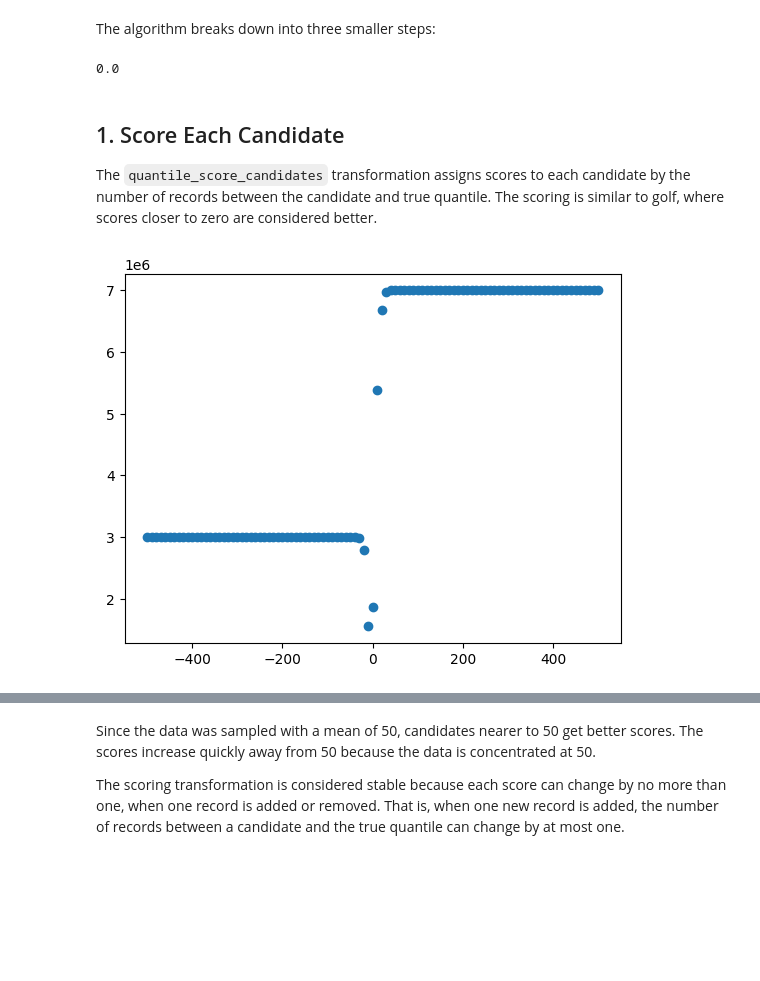
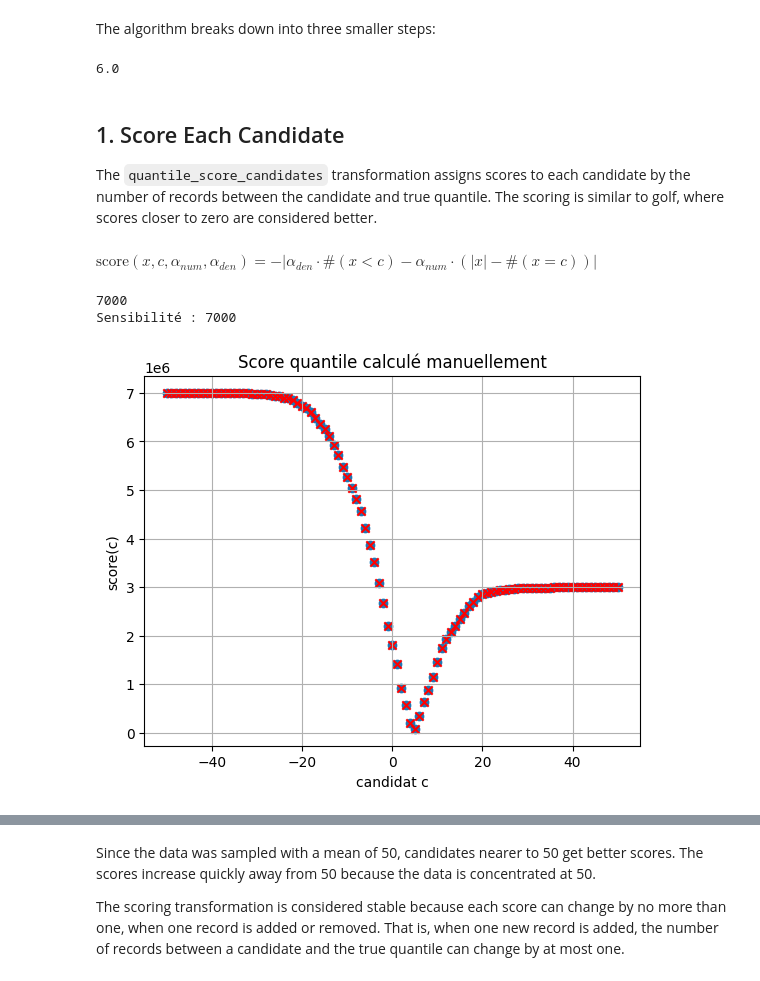
Before and after one commit to InseeFrLab/diff-privacy-OpenDP, a Jupyter notebook: intro_opendp/exponential-mechanism-quantiles.ipynb, the cells around one changed output, grey strips where cells are left out. Cells and saved outputs as stored; diff of their text form; code cells hidden in the pictures; blank space fills up the shorter version.

Commit message:
étude mécanisme quantile vainement

```diff
--- a/intro_opendp/exponential-mechanism-quantiles.ipynb
+++ b/intro_opendp/exponential-mechanism-quantiles.ipynb
@@ -30,7 +53,7 @@ The algorithm breaks down into three smaller steps:
 m_median = (
     space
     # 1. transformation: compute a score for each candidate
-    >> dp.t.then_quantile_score_candidates(candidates, alpha=0.5)
+    >> dp.t.then_quantile_score_candidates(candidates, alpha=0.7)
     # 2. measurement: privately select the index of the best score
     >> dp.m.then_report_noisy_max_gumbel(scale=1.0, optimize="min")
     # 3. postprocessor: return the candidate with the selected index
@@ -39,24 +62,75 @@ m_median = (
 
 m_median(data)
 # %% [output]
-0.0
+6.0
 # %% [markdown]
 ## 1. Score Each Candidate
 
 The `quantile_score_candidates` transformation assigns scores to each candidate by the number of records between the candidate and true quantile.
 The scoring is similar to golf, where scores closer to zero are considered better.
 # %%
-import matplotlib.pyplot as plt
+candidates = np.linspace(-50, 50, 101).tolist()
 
-# make the transformation get discrete scores per candidate
 t_median_scores = dp.t.make_quantile_score_candidates(
     dp.vector_domain(dp.atom_domain(T=float, nan=False)),
     dp.symmetric_distance(),
     candidates,
-    alpha=0.3)
+    alpha=0.7)
 
 # plot the scores
 scores = t_median_scores(data)
-plt.scatter(candidates, scores);
-# %% [output]
-[figure, removed]
+# %% [markdown]
+$\textrm{score}(x, c, \alpha_{num}, \alpha_{den}) = -|\alpha_{den} \cdot \#(x < c) - \alpha_{num} \cdot (|x| - \#(x = c))|$
+# %%
+import numpy as np
+
+# Supposons que `data` est un tableau 1D (liste ou array) des valeurs observées
+alpha = 0.7
+candidates = np.linspace(-50, 50, 101)
+
+t_median_scores = dp.t.make_quantile_score_candidates(
+    dp.vector_domain(dp.atom_domain(T=float, nan=False)),
+    dp.symmetric_distance(),
+    candidates,
+    alpha=alpha)
+
+# plot the scores
+scores = t_median_scores(data)
+sensibilite= t_median_scores.map(d_in=1)
+print(sensibilite)
+
+def manual_quantile_score(data, candidates, alpha_num, alpha_denum):
+    scores = []
+    for c in candidates:
+        n_less = np.sum(data < c)
+        n_equal = np.sum(data == c)
+        score = alpha_denum * n_less - alpha_num * (len(data) - n_equal)
+        scores.append(abs(score))
+    print("Sensibilité :", max(alpha_num, alpha_denum - alpha_num))
+    return np.array(scores)
+
+scores_m = manual_quantile_score(data, candidates, alpha_num = 7000, alpha_denum=10000)
+
+
+# Pour alpha = 0, alpha_num = 0, alpha_denum = 1
+# Pour alpha = 0.25 , alpha_num = 1, alpha_denum = 4
+# Pour alpha = 0.5, alpha_num = 1, alpha_denum = 2
+# Pour alpha = 0.75 , alpha_num = 3, alpha_denum = 4
+# Pour alpha = 1, alpha_num = 1, alpha_denum = 1
+
+# Pour le reste, alpha_num = floor(alpha * 10000), alpha_denum = 10000
+
+# Tracé
+import matplotlib.pyplot as plt
+
+plt.scatter(candidates, scores_m, marker='o')
+plt.scatter(candidates, scores, color = "red", marker='x')
+plt.title("Score quantile calculé manuellement")
+plt.xlabel("candidat c")
+plt.ylabel("score(c)")
+plt.grid(True)
+plt.show()
+# %% [output]
+7000
+Sensibilité : 7000
+[figure, added]
```
Also changed, not shown: parts of 13 cells of this notebook, 1 other file.
